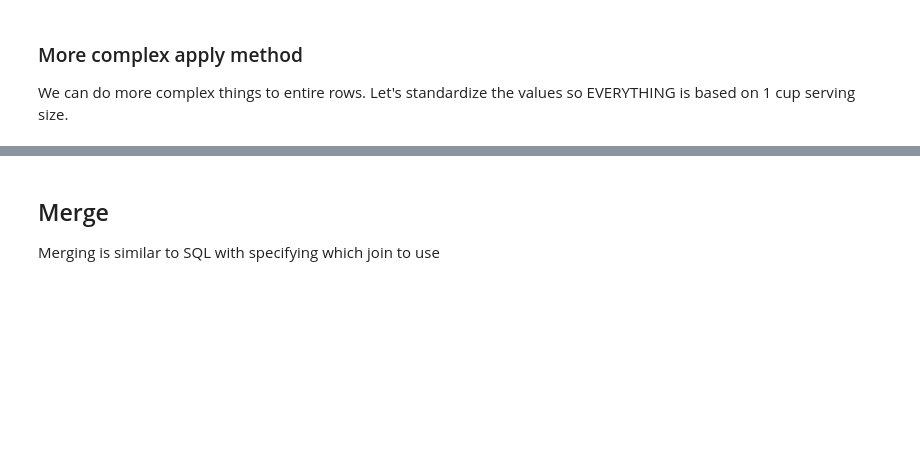
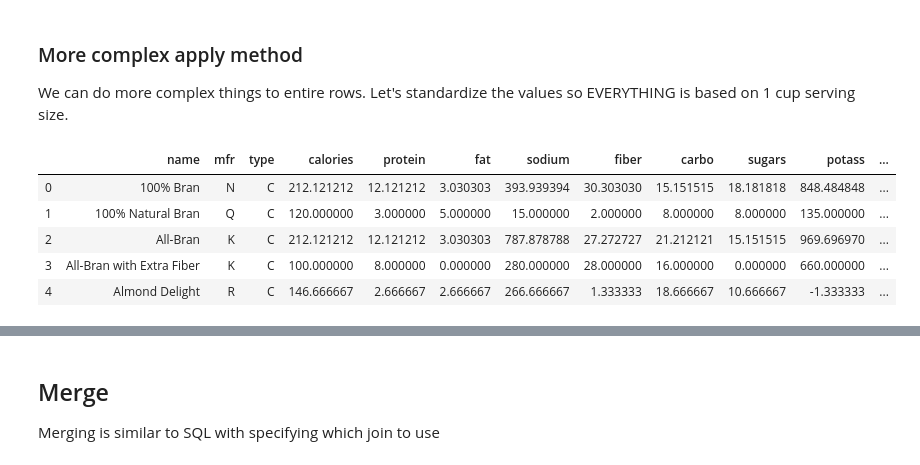
Before and after one commit to jeffnb/pandas-intro, a Jupyter notebook: Pandas Introduction.ipynb, the cells around one changed output, grey strips where cells are left out. Saved outputs shown, nothing was run; the diff lists cells and outputs as text; code cells hidden in the pictures; blank space fills up the shorter version.

```diff
--- a/Pandas Introduction.ipynb
+++ b/Pandas Introduction.ipynb
@@ -223,6 +490,13 @@ def standardize(row):
 
 df_std = df_std.apply(standardize, axis=1)
 # %%
-df_std
+df_std.head()
+# %% [output]
+|  | name | mfr | type | calories | protein | fat | sodium | fiber | carbo | sugars | potass | ... |
+| 0 | 100% Bran | N | C | 212.121212 | 12.121212 | 3.030303 | 393.939394 | 30.303030 | 15.151515 | 18.181818 | 848.484848 | ... |
+| 1 | 100% Natural Bran | Q | C | 120.000000 | 3.000000 | 5.000000 | 15.000000 | 2.000000 | 8.000000 | 8.000000 | 135.000000 | ... |
+| 2 | All-Bran | K | C | 212.121212 | 12.121212 | 3.030303 | 787.878788 | 27.272727 | 21.212121 | 15.151515 | 969.696970 | ... |
+| 3 | All-Bran with Extra Fiber | K | C | 100.000000 | 8.000000 | 0.000000 | 280.000000 | 28.000000 | 16.000000 | 0.000000 | 660.000000 | ... |
+| 4 | Almond Delight | R | C | 146.666667 | 2.666667 | 2.666667 | 266.666667 | 1.333333 | 18.666667 | 10.666667 | -1.333333 | ... |
 # %%
 plt.scatter(df_std.calories, df_std.sugars)
```
Also changed, not shown: parts of 38 cells of this notebook.
